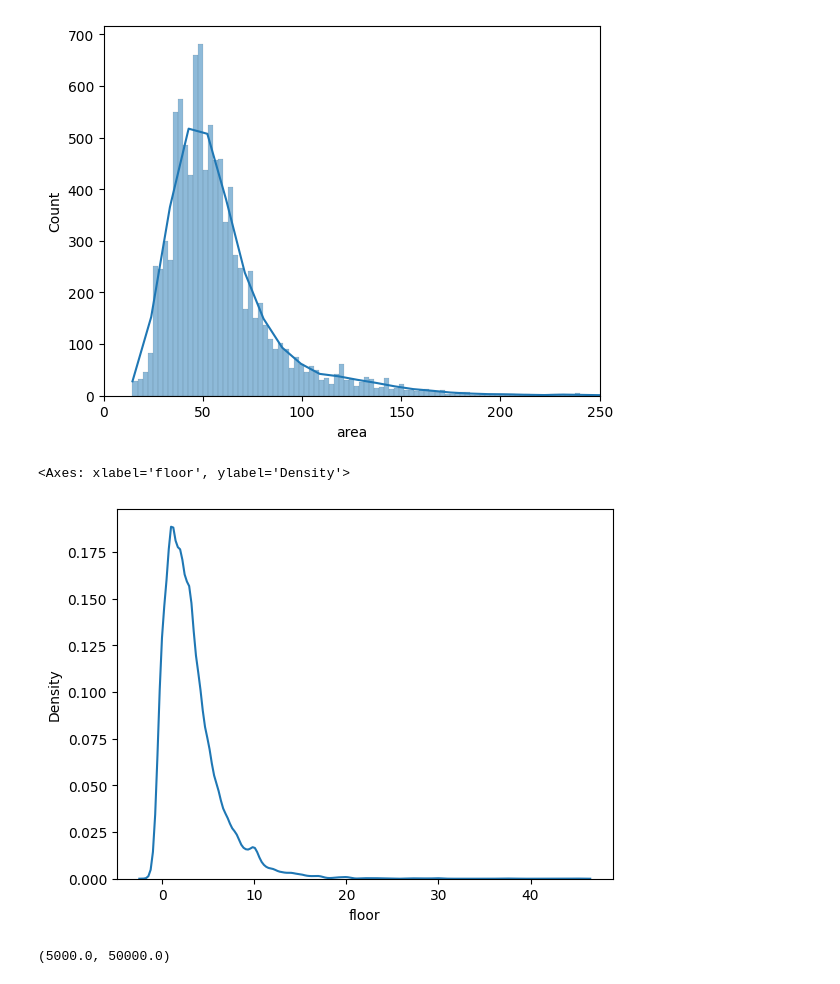
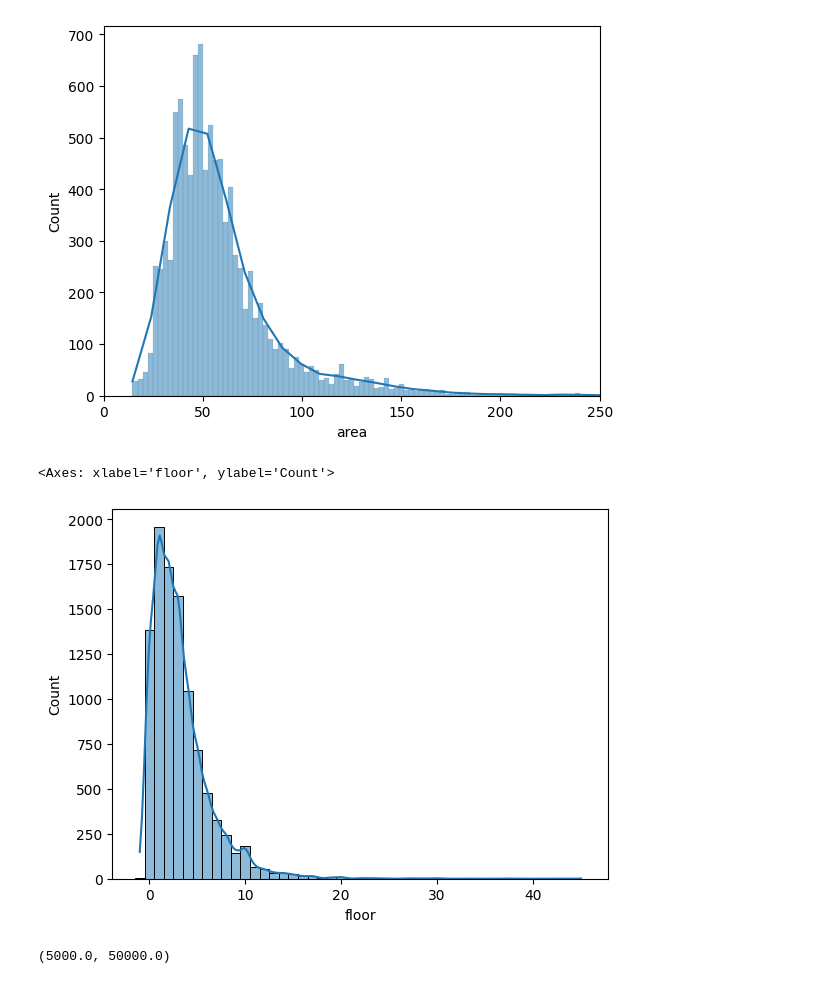
Before and after one commit to ThePhaseless/ProjectMAD, a Jupyter notebook: data_analysis.ipynb, the cells around one changed output. Drawn from its saved outputs; the diff is of its cells as text; code cells hidden in the pictures.

```diff
--- a/data_analysis.ipynb
+++ b/data_analysis.ipynb
@@ -88,8 +117,8 @@ mpl.xlim(0,250)
 [figure]
 # %%
 #Wizualizacja rozkładu pięter
-sns.kdeplot(x = df["floor"])
+sns.histplot(x = df["floor"], kde=True, discrete=True)
 # %% [output]
-<Axes: xlabel='floor', ylabel='Density'>
+<Axes: xlabel='floor', ylabel='Count'>
-[figure, old version]
+[figure, new version]
 # %%
```
Also changed, not shown: parts of 29 cells of this notebook.
